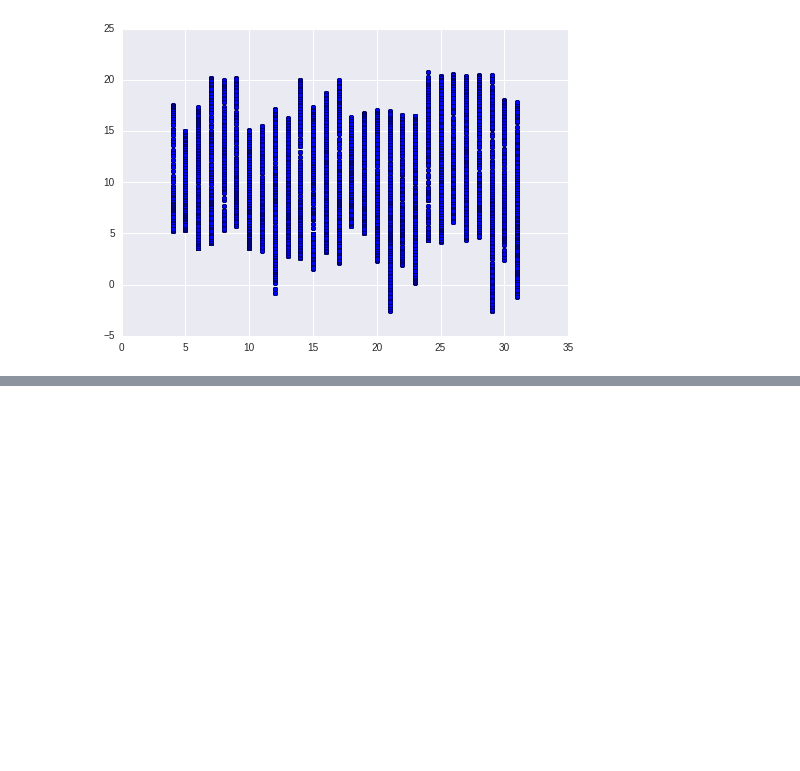
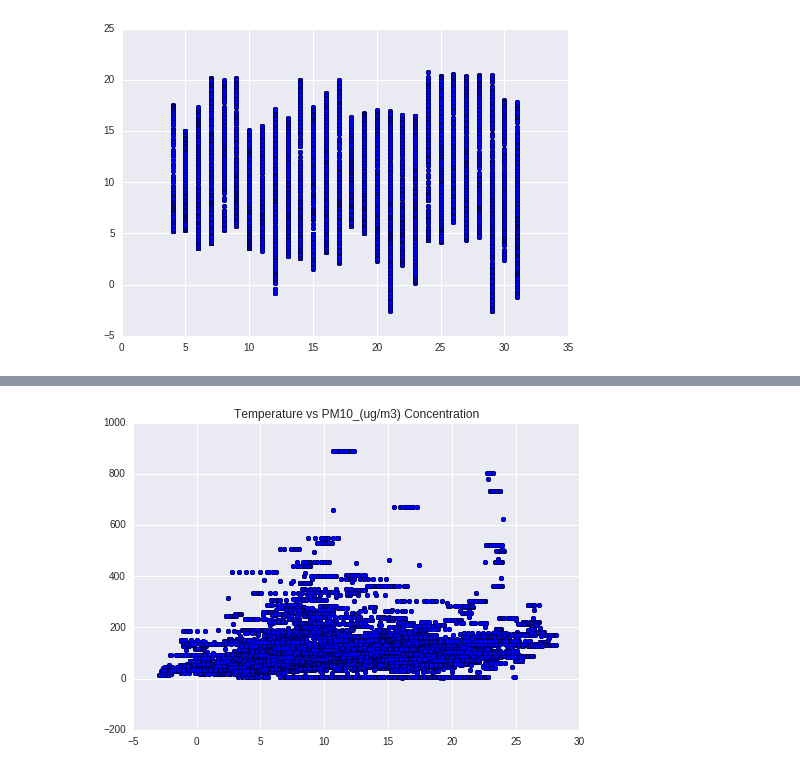
Before and after one commit to BrennaManning/DataScience2016FP, a Jupyter notebook: Beginnings.ipynb, the cells around one changed output, grey strips where cells are left out. Drawn from its saved outputs; the diff is of its cells as text; code cells hidden in the pictures; blank space fills up the shorter version.

```diff
--- a/Beginnings.ipynb
+++ b/Beginnings.ipynb
@@ -76,0 +98,8 @@ plt.scatter(dfjuly['Day'], dfjuly['Temperature_(degC)'] )
+# %%
+def scatter_temp_particles(df, dusttraks):
+    plt.scatter(df['Temperature_(degC)'], df[dusttraks])
+    plt.title('Temperature vs ' + dusttraks + ' Concentration' )
+
+scatter_temp_particles(df2, 'PM10_(ug/m3)')
+# %% [output]
+[figure, added]
```
Also changed, not shown: parts of 4 cells of this notebook.
